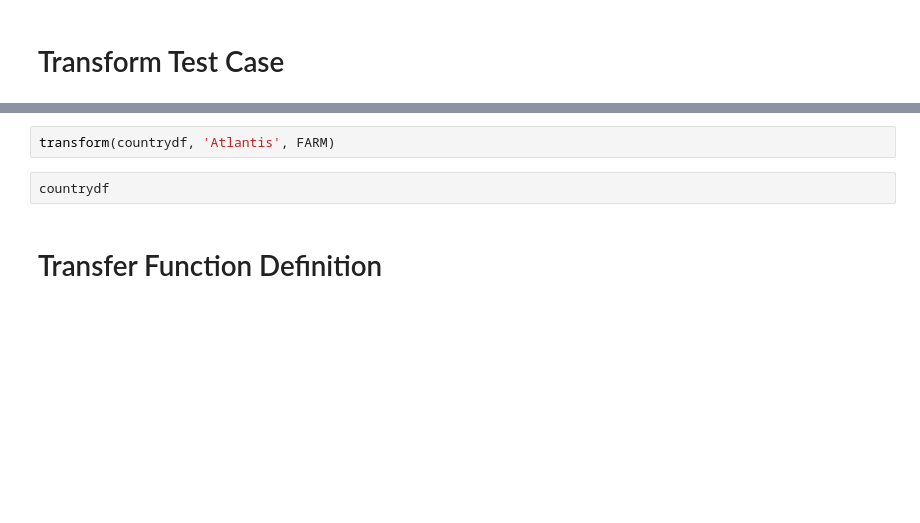
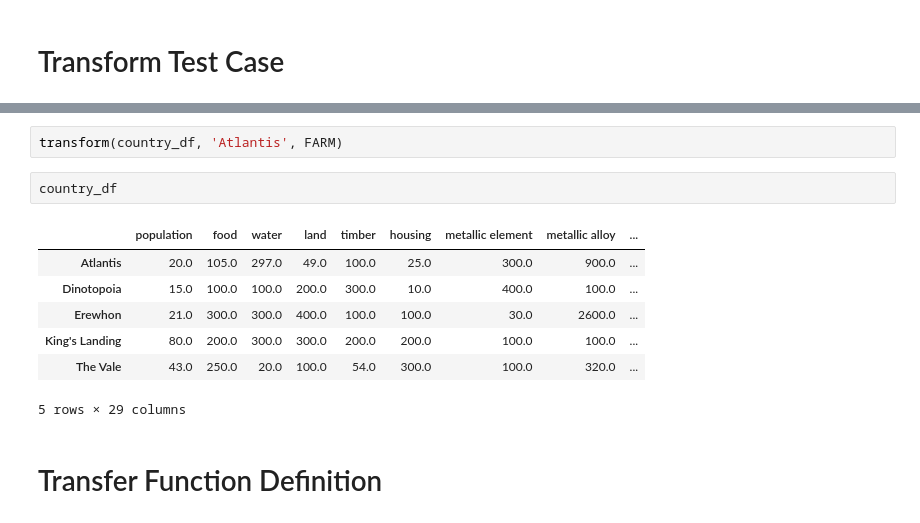
Before and after one commit to ijohnmilton/CountrySimulation, a Jupyter notebook: CountrySimulation.ipynb, the cells around one changed output, grey strips where cells are left out. Cells and saved outputs as stored; diff of their text form; blank space fills up the shorter version.

```diff
--- a/CountrySimulation.ipynb
+++ b/CountrySimulation.ipynb
@@ -277,7 +256,15 @@ norm_df
 # %%
-transform(countrydf, 'Atlantis', FARM)
+transform(country_df, 'Atlantis', FARM)
 # %%
-countrydf
+country_df
+# %% [output]
+|  | population | food | water | land | timber | housing | metallic element | metallic alloy | ... |
+| Atlantis | 20.0 | 105.0 | 297.0 | 49.0 | 100.0 | 25.0 | 300.0 | 900.0 | ... |
+| Dinotopoia | 15.0 | 100.0 | 100.0 | 200.0 | 300.0 | 10.0 | 400.0 | 100.0 | ... |
+| Erewhon | 21.0 | 300.0 | 300.0 | 400.0 | 100.0 | 100.0 | 30.0 | 2600.0 | ... |
+| King's Landing | 80.0 | 200.0 | 300.0 | 300.0 | 200.0 | 200.0 | 100.0 | 100.0 | ... |
+| The Vale | 43.0 | 250.0 | 20.0 | 100.0 | 54.0 | 300.0 | 100.0 | 320.0 | ... |
+5 rows × 29 columns
 # %% [markdown]
 # Transfer Function Definition
 # %%
```
Also changed, not shown: parts of 21 cells of this notebook.
